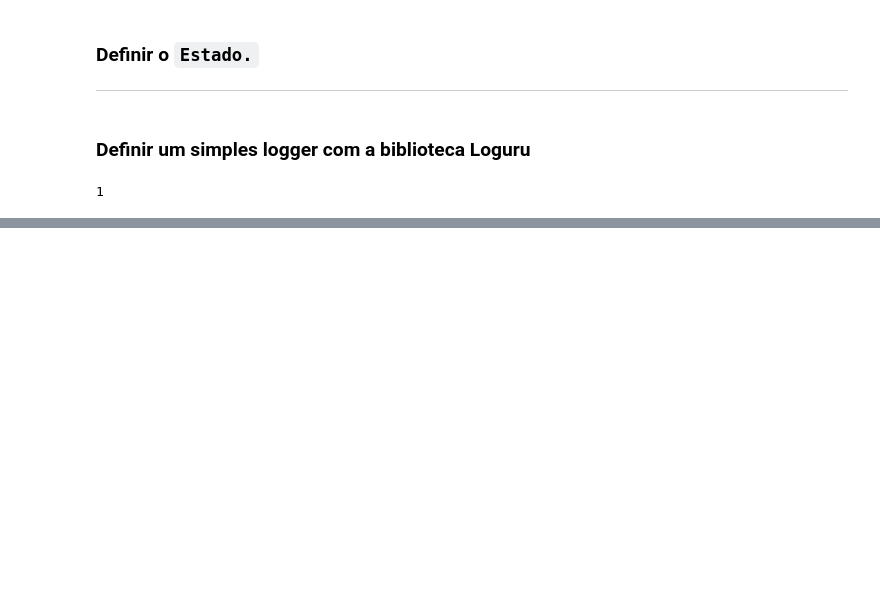
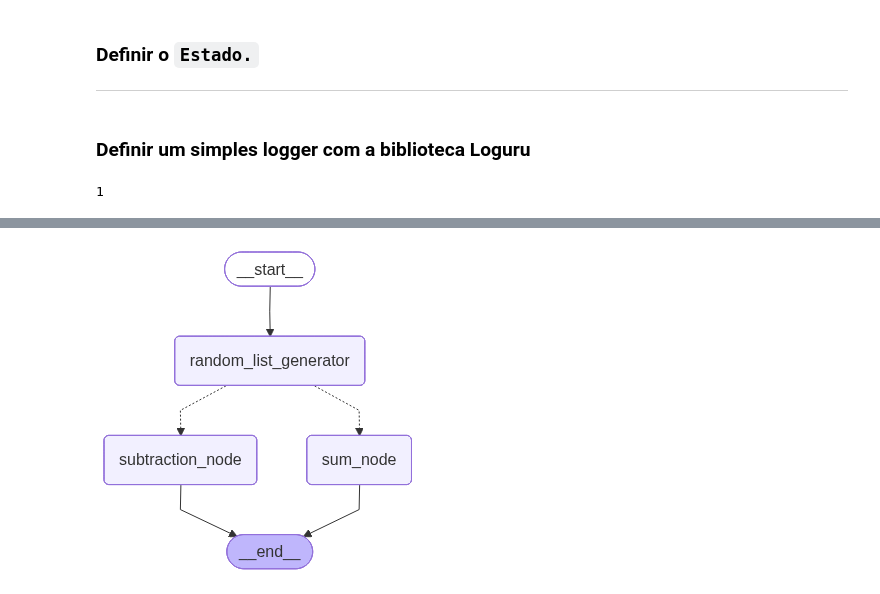
Before and after one commit to FabioCLima/study_langchain, a Jupyter notebook: notebooks/Experimentos_langchain/lg_experiment_multiple_inputs.ipynb, the cells around one changed output, grey strips where cells are left out. Saved outputs shown, nothing was run; the diff lists cells and outputs as text; code cells hidden in the pictures; blank space fills up the shorter version.

Commit message:
Criação de experimentos e exercícios com LangGraph

```diff
--- a/notebooks/Experimentos_langchain/lg_experiment_multiple_inputs.ipynb
+++ b/notebooks/Experimentos_langchain/lg_experiment_multiple_inputs.ipynb
@@ -336,5 +336,5 @@ def build_graph() -> StateGraph:
     logger.success("Grafo construído e compilado com sucesso!")
     return grafo.compile()
 # %%
-app = build_graph()
+graph = build_graph()
 # %% [output]
@@ -342,3 +342,9 @@ app = build_graph()
+# %%
+display(
+    Image(graph.get_graph().draw_mermaid_png())
+)
+# %% [output]
+[figure, added]
 # %%
 # --- Célula de Execução ---
 
```
Also changed, not shown: parts of 4 cells of this notebook, 4 other files.
